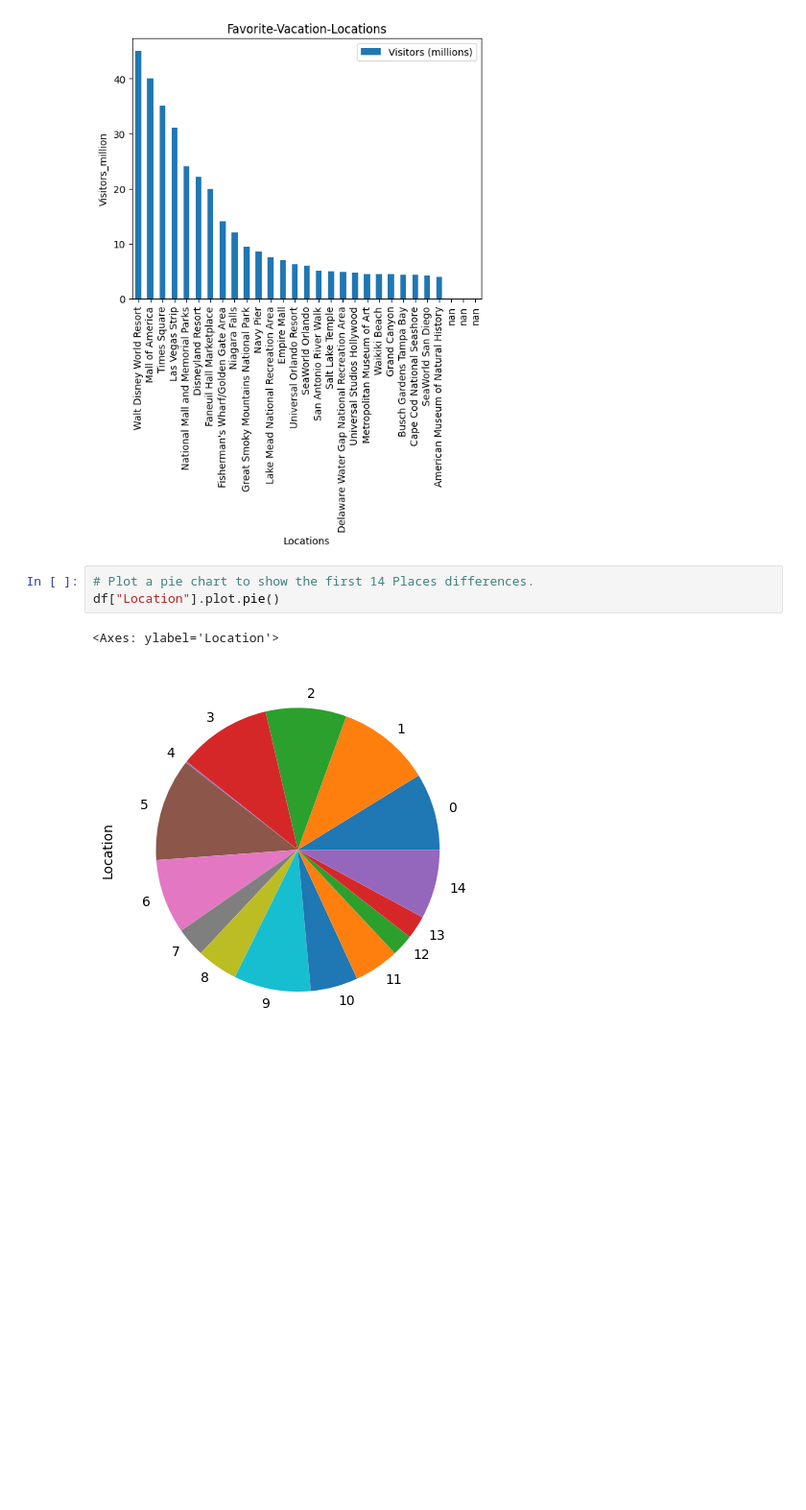
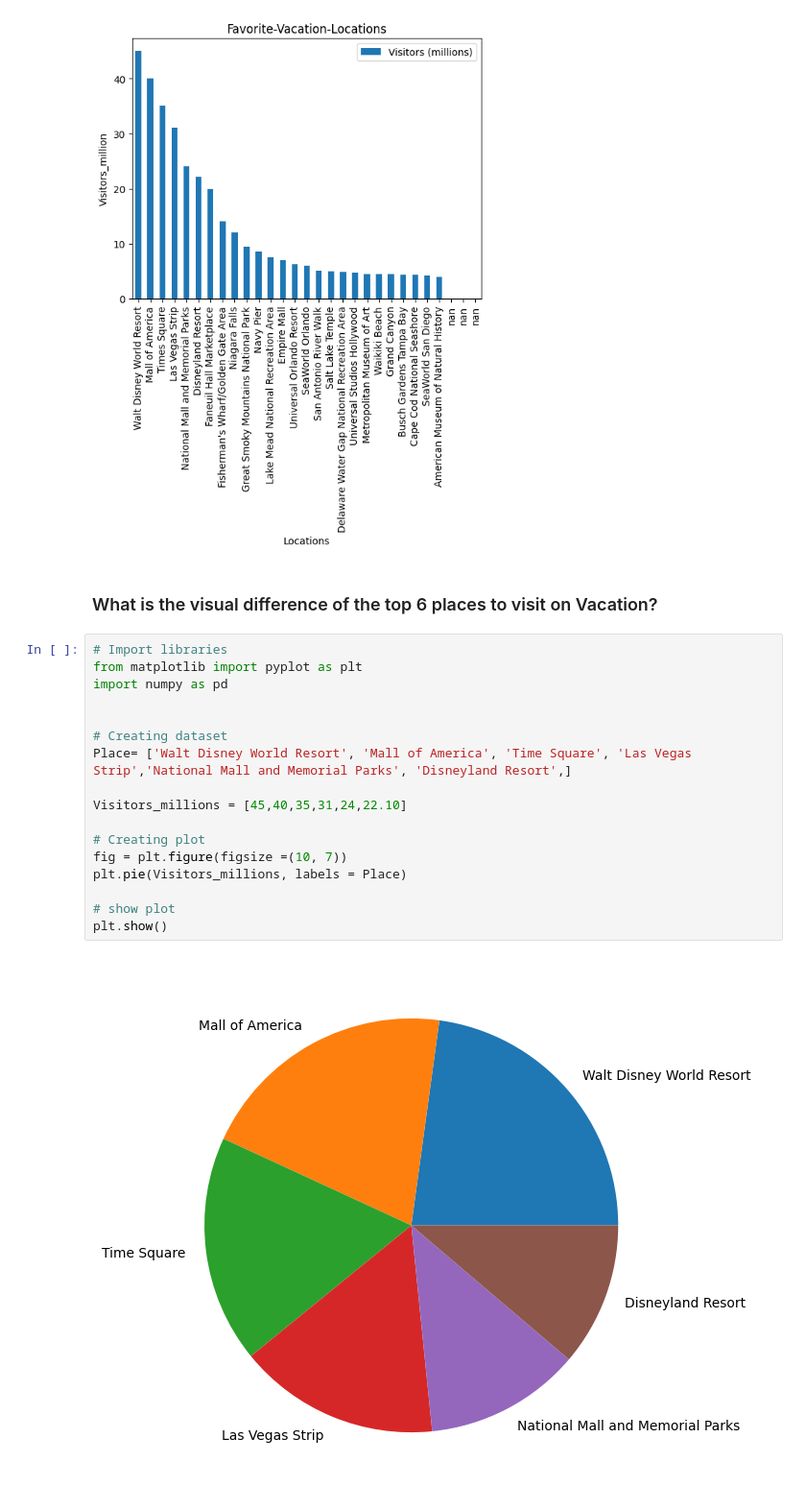
Before and after one commit to joannathom/Favorite-Vacation-Locations, a Jupyter notebook: analyzedata.ipynb, the cells around one changed output. Shown at 96% size. Drawn from its saved outputs; the diff is of its cells as text; blank space fills up the shorter version.

```diff
--- a/analyzedata.ipynb
+++ b/analyzedata.ipynb
@@ -143,9 +144,24 @@ Vacation_df.plot.bar(title = "Favorite-Vacation-Locations", x = "Place", xlabel
 # %% [output]
 <Axes: title={'center': 'Favorite-Vacation-Locations'}, xlabel='Locations', ylabel='Visitors_million'>
 [figure]
+# %% [markdown]
+### What is the visual difference of the top 6 places to visit on Vacation?
 # %%
-# Plot a pie chart to show the first 14 Places differences.
-df["Location"].plot.pie()
+# Import libraries
+from matplotlib import pyplot as plt
+import numpy as pd
+
+
+# Creating dataset
+Place= ['Walt Disney World Resort', 'Mall of America', 'Time Square', 'Las Vegas Strip','National Mall and Memorial Parks', 'Disneyland Resort',]
+
+Visitors_millions = [45,40,35,31,24,22.10]
+
+# Creating plot
+fig = plt.figure(figsize =(10, 7))
+plt.pie(Visitors_millions, labels = Place)
+
+# show plot
+plt.show()
 # %% [output]
-<Axes: ylabel='Location'>
-[figure, old version]
+[figure, new version]
```
Also changed, not shown: parts of 3 cells of this notebook.
